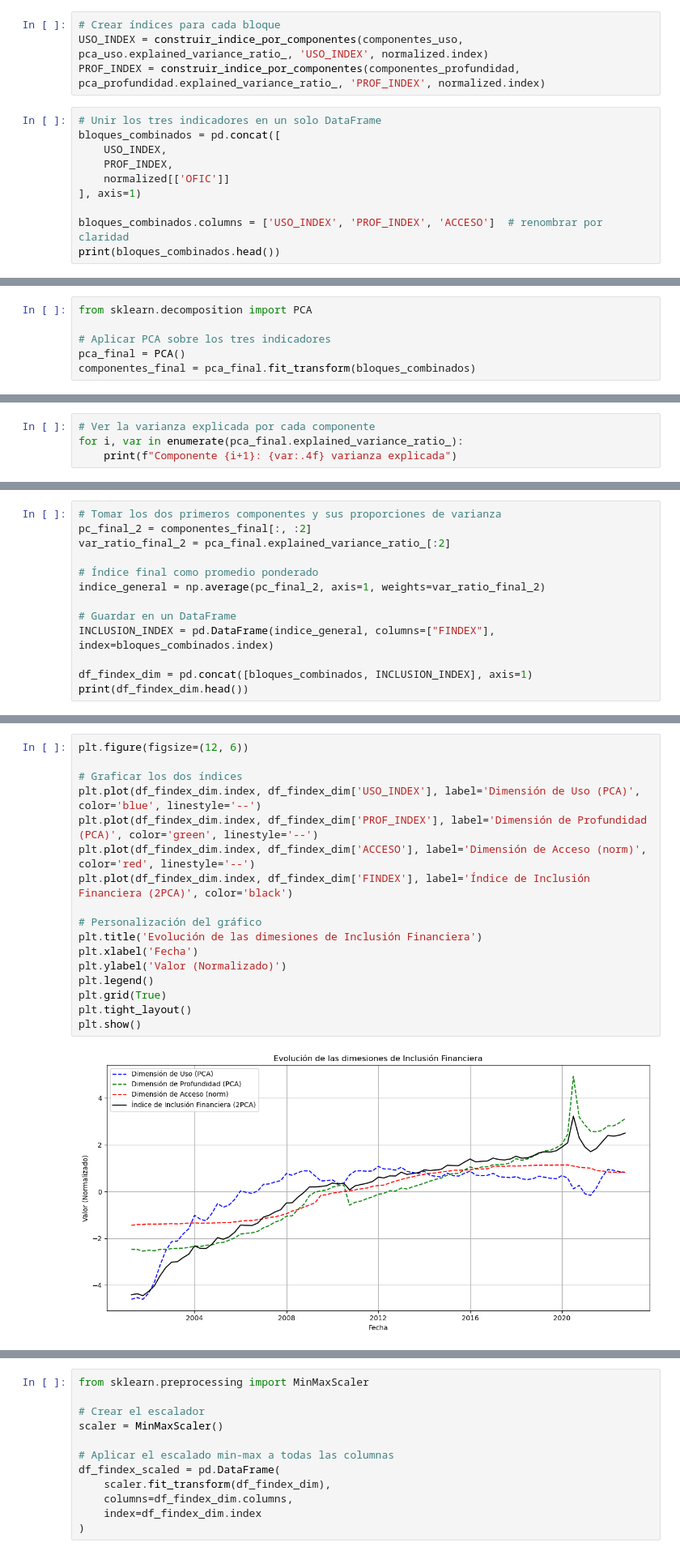
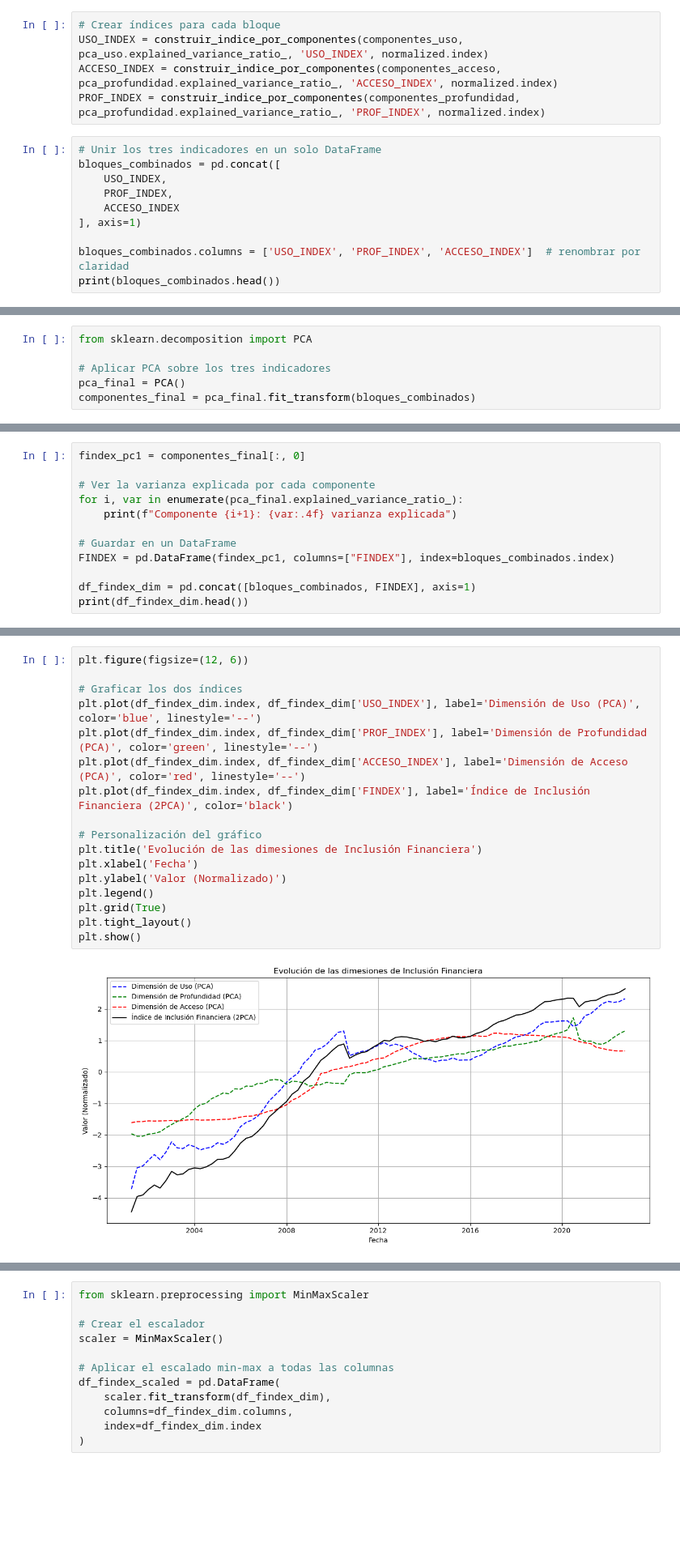
Before and after one commit to GabrielDelCarpio/Tesis-paper, a Jupyter notebook: Data y gráficos/PCA/PCA_python 2.ipynb, the cells around one changed output, grey strips where cells are left out. Shown at 81% size. Cells and saved outputs as stored; diff of their text form; blank space fills up the shorter version.

```diff
--- a/Data y gráficos/PCA/PCA_python 2.ipynb
+++ b/Data y gráficos/PCA/PCA_python 2.ipynb
@@ -429,15 +109,16 @@ def construir_indice_por_componentes(componentes, explained_variance_ratio, nomb
 # %%
 # Crear índices para cada bloque
 USO_INDEX = construir_indice_por_componentes(componentes_uso, pca_uso.explained_variance_ratio_, 'USO_INDEX', normalized.index)
+ACCESO_INDEX = construir_indice_por_componentes(componentes_acceso, pca_profundidad.explained_variance_ratio_, 'ACCESO_INDEX', normalized.index)
 PROF_INDEX = construir_indice_por_componentes(componentes_profundidad, pca_profundidad.explained_variance_ratio_, 'PROF_INDEX', normalized.index)
 # %%
 # Unir los tres indicadores en un solo DataFrame
 bloques_combinados = pd.concat([
     USO_INDEX,
     PROF_INDEX,
-    normalized[['OFIC']]
+    ACCESO_INDEX
 ], axis=1)
 
-bloques_combinados.columns = ['USO_INDEX', 'PROF_INDEX', 'ACCESO']  # renombrar por claridad
+bloques_combinados.columns = ['USO_INDEX', 'PROF_INDEX', 'ACCESO_INDEX']  # renombrar por claridad
 print(bloques_combinados.head())
 # %% [output]
@@ -457,5 +145,13 @@ componentes_final = pca_final.fit_transform(bloques_combinados)
 # %%
+findex_pc1 = componentes_final[:, 0]
+
 # Ver la varianza explicada por cada componente
 for i, var in enumerate(pca_final.explained_variance_ratio_):
     print(f"Componente {i+1}: {var:.4f} varianza explicada")
+
+# Guardar en un DataFrame
+FINDEX = pd.DataFrame(findex_pc1, columns=["FINDEX"], index=bloques_combinados.index)
+
+df_findex_dim = pd.concat([bloques_combinados, FINDEX], axis=1)
+print(df_findex_dim.head())
 # %% [output]
@@ -465,13 +167,0 @@ Componente 3: 0.0203 varianza explicada
-# %%
-# Tomar los dos primeros componentes y sus proporciones de varianza
-pc_final_2 = componentes_final[:, :2]
-var_ratio_final_2 = pca_final.explained_variance_ratio_[:2]
-
-# Índice final como promedio ponderado
-indice_general = np.average(pc_final_2, axis=1, weights=var_ratio_final_2)
-
-# Guardar en un DataFrame
-INCLUSION_INDEX = pd.DataFrame(indice_general, columns=["FINDEX"], index=bloques_combinados.index)
-
-df_findex_dim = pd.concat([bloques_combinados, INCLUSION_INDEX], axis=1)
-print(df_findex_dim.head())
@@ -486,21 +168,21 @@ Fecha
 # %%
 plt.figure(figsize=(12, 6))
 
 # Graficar los dos índices
 plt.plot(df_findex_dim.index, df_findex_dim['USO_INDEX'], label='Dimensión de Uso (PCA)', color='blue', linestyle='--')
 plt.plot(df_findex_dim.index, df_findex_dim['PROF_INDEX'], label='Dimensión de Profundidad (PCA)', color='green', linestyle='--')
-plt.plot(df_findex_dim.index, df_findex_dim['ACCESO'], label='Dimensión de Acceso (norm)', color='red', linestyle='--')
+plt.plot(df_findex_dim.index, df_findex_dim['ACCESO_INDEX'], label='Dimensión de Acceso (PCA)', color='red', linestyle='--')
 plt.plot(df_findex_dim.index, df_findex_dim['FINDEX'], label='Índice de Inclusión Financiera (2PCA)', color='black')
 
 # Personalización del gráfico
 plt.title('Evolución de las dimesiones de Inclusión Financiera')
 plt.xlabel('Fecha')
 plt.ylabel('Valor (Normalizado)')
 plt.legend()
 plt.grid(True)
 plt.tight_layout()
 plt.show()
 # %% [output]
-[figure, old version]
+[figure, new version]
 # %%
 # Guardar los datos en un archivo Excel
```
Also changed, not shown: parts of 72 cells of this notebook, 1 other file.
